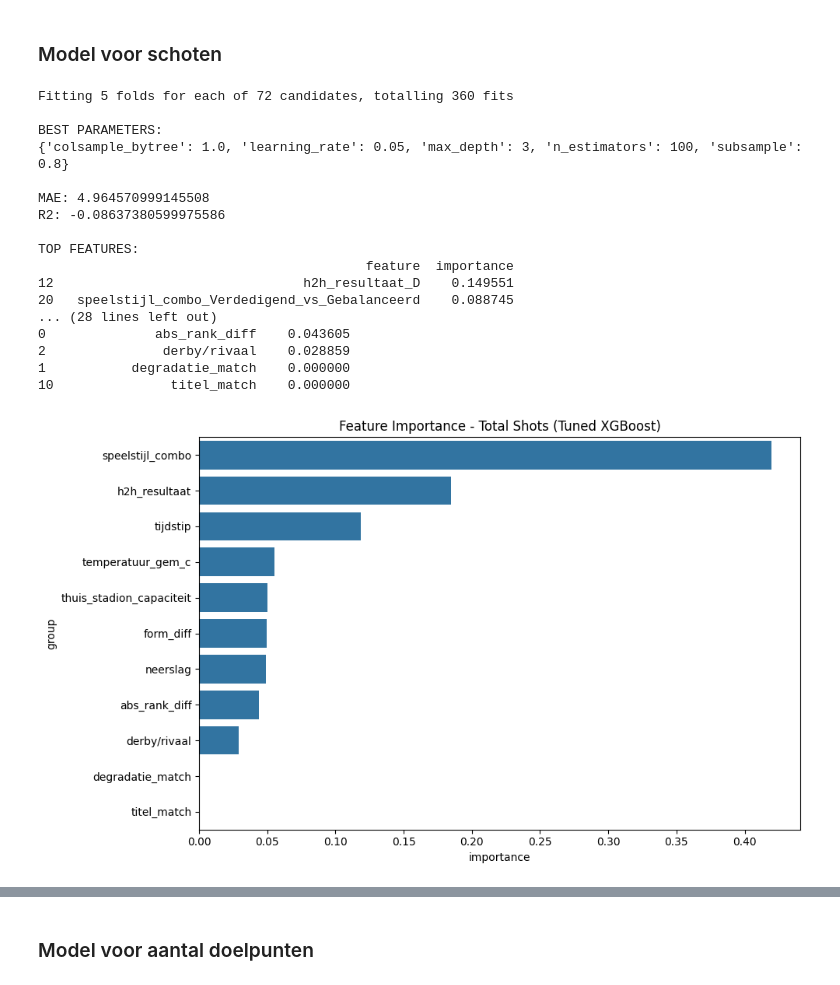
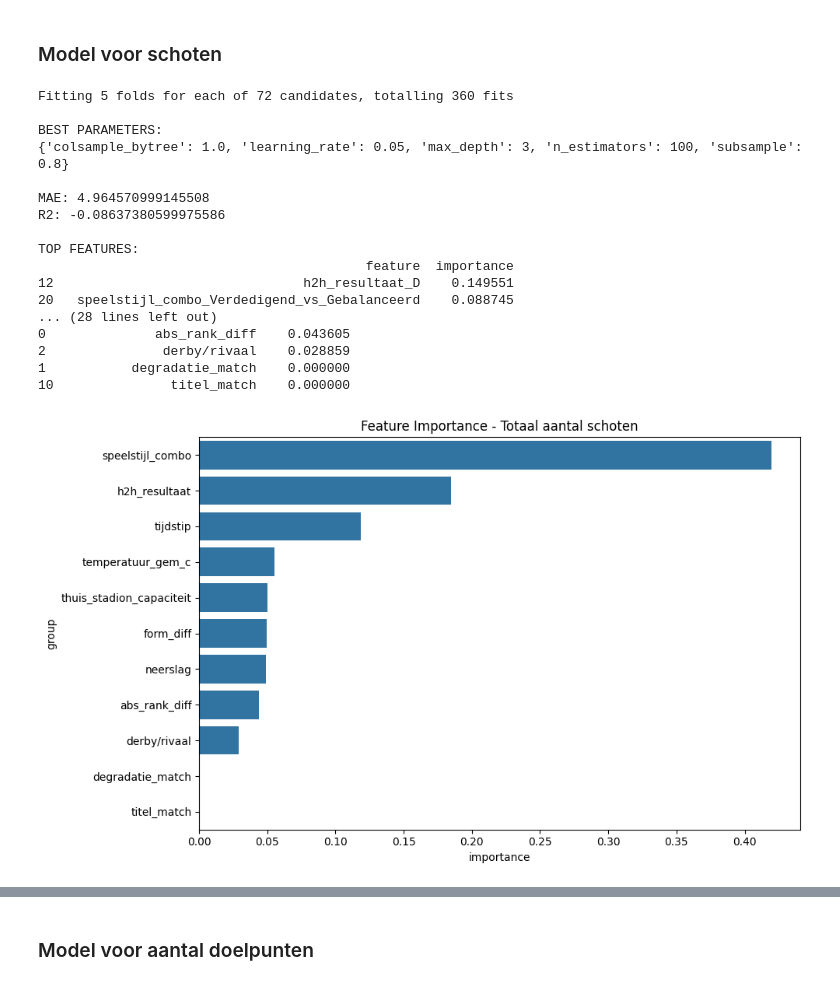
Before and after one commit to Torbendes/Bachelorproef, a Jupyter notebook: code/analyse/jpl_analyse.ipynb, the cells around one changed output, grey strips where cells are left out. Drawn from its saved outputs; the diff is of its cells as text; code cells hidden in the pictures.

```diff
--- a/code/analyse/jpl_analyse.ipynb
+++ b/code/analyse/jpl_analyse.ipynb
@@ -3280,33 +3280,33 @@ sns.barplot(
     y="group"
 )
 
-plt.title("Feature Importance - Total Shots (Tuned XGBoost)")
+plt.title("Feature Importance - Totaal aantal schoten")
 plt.tight_layout()
 plt.show()
 
 # ===============================
 # 12. SHAP ANALYSIS
 # ===============================
 explainer = shap.TreeExplainer(best_model)
 shap_values = explainer.shap_values(X_test)
 
 shap.summary_plot(shap_values, X_test)
 # %% [output]
 Fitting 5 folds for each of 72 candidates, totalling 360 fits
 
 BEST PARAMETERS:
 {'colsample_bytree': 1.0, 'learning_rate': 0.05, 'max_depth': 3, 'n_estimators': 100, 'subsample': 0.8}
 
 MAE: 4.964570999145508
 R2: -0.08637380599975586
 
 TOP FEATURES:
                                           feature  importance
 12                                h2h_resultaat_D    0.149551
 20   speelstijl_combo_Verdedigend_vs_Gebalanceerd    0.088745
 ... (28 lines left out)
 0              abs_rank_diff    0.043605
 2               derby/rivaal    0.028859
 1           degradatie_match    0.000000
 10               titel_match    0.000000
-[figure, old version]
+[figure, new version]
```
Also changed, not shown: parts of 10 cells of this notebook, 23 other files.
